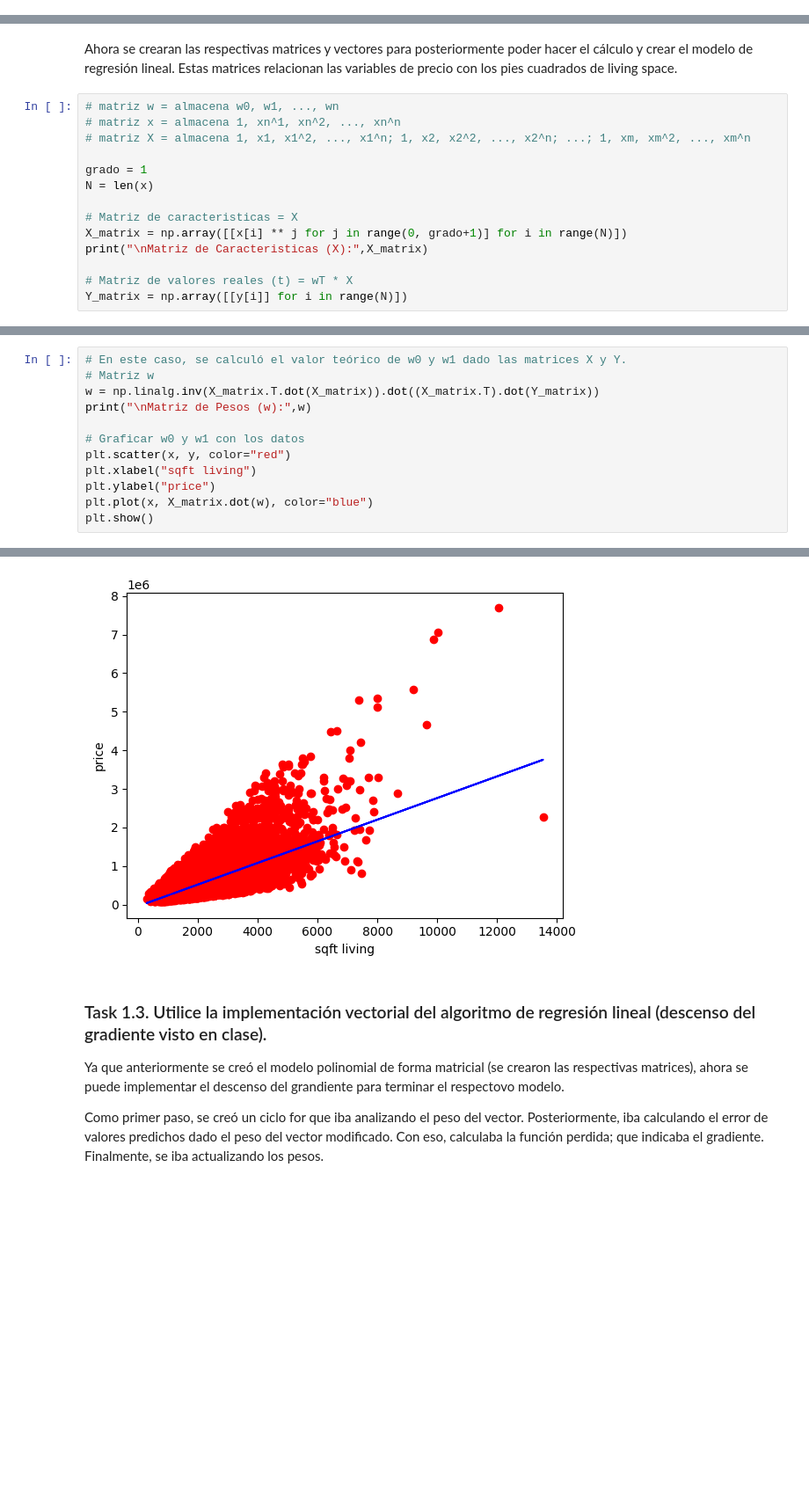
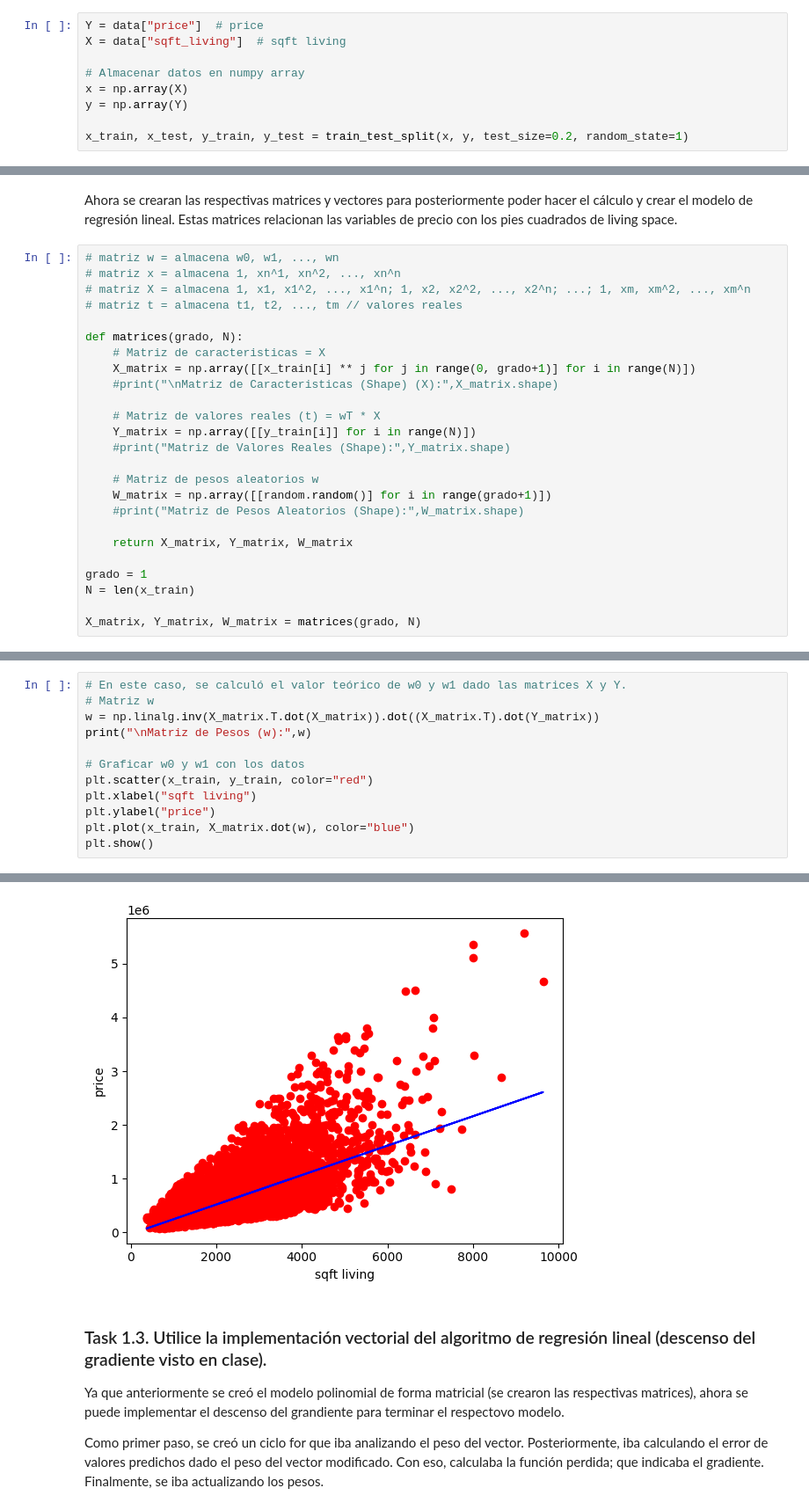
Before and after one commit to 20Candy/Lab4IA, a Jupyter notebook: main.ipynb, the cells around one changed output, grey strips where cells are left out. Shown at 88% size. Cells and saved outputs as stored; diff of their text form; blank space fills up the shorter version.

```diff
--- a/main.ipynb
+++ b/main.ipynb
@@ -28,0 +32,9 @@ print(data_numpy)
+# %%
+Y = data["price"]  # price
+X = data["sqft_living"]  # sqft living
+
+# Almacenar datos en numpy array
+x = np.array(X)
+y = np.array(Y)
+
+x_train, x_test, y_train, y_test = train_test_split(x, y, test_size=0.2, random_state=1)
@@ -51,13 +56,24 @@ Ahora se crearan las respectivas matrices y vectores para posteriormente poder h
 # matriz w = almacena w0, w1, ..., wn
 # matriz x = almacena 1, xn^1, xn^2, ..., xn^n
 # matriz X = almacena 1, x1, x1^2, ..., x1^n; 1, x2, x2^2, ..., x2^n; ...; 1, xm, xm^2, ..., xm^n
+# matriz t = almacena t1, t2, ..., tm // valores reales
+
+def matrices(grado, N):
+    # Matriz de caracteristicas = X
+    X_matrix = np.array([[x_train[i] ** j for j in range(0, grado+1)] for i in range(N)])
+    #print("\nMatriz de Caracteristicas (Shape) (X):",X_matrix.shape)
+
+    # Matriz de valores reales (t) = wT * X
+    Y_matrix = np.array([[y_train[i]] for i in range(N)])
+    #print("Matriz de Valores Reales (Shape):",Y_matrix.shape)
+
+    # Matriz de pesos aleatorios w
+    W_matrix = np.array([[random.random()] for i in range(grado+1)])
+    #print("Matriz de Pesos Aleatorios (Shape):",W_matrix.shape)
+
+    return X_matrix, Y_matrix, W_matrix
 
 grado = 1
-N = len(x)
+N = len(x_train)
 
-# Matriz de caracteristicas = X
-X_matrix = np.array([[x[i] ** j for j in range(0, grado+1)] for i in range(N)])
-print("\nMatriz de Caracteristicas (X):",X_matrix)
-
-# Matriz de valores reales (t) = wT * X
-Y_matrix = np.array([[y[i]] for i in range(N)])
+X_matrix, Y_matrix, W_matrix = matrices(grado, N)
@@ -80,9 +91,9 @@ w = np.linalg.inv(X_matrix.T.dot(X_matrix)).dot((X_matrix.T).dot(Y_matrix))
 print("\nMatriz de Pesos (w):",w)
 
 # Graficar w0 y w1 con los datos
-plt.scatter(x, y, color="red")
+plt.scatter(x_train, y_train, color="red")
 plt.xlabel("sqft living")
 plt.ylabel("price")
-plt.plot(x, X_matrix.dot(w), color="blue")
+plt.plot(x_train, X_matrix.dot(w), color="blue")
 plt.show()
 # %% [output]
@@ -91,4 +102,4 @@ Matriz de Pesos (w): [[-43580.74309447]
-[figure, old version]
+[figure, new version]
 # %% [markdown]
 ### Task 1.3. Utilice la implementación vectorial del algoritmo de regresión lineal (descenso del gradiente visto en clase).
 Ya que anteriormente se creó el modelo polinomial de forma matricial (se crearon las respectivas matrices), ahora se puede implementar el descenso del grandiente para terminar el respectovo modelo.
```
Also changed, not shown: parts of 11 cells of this notebook.
